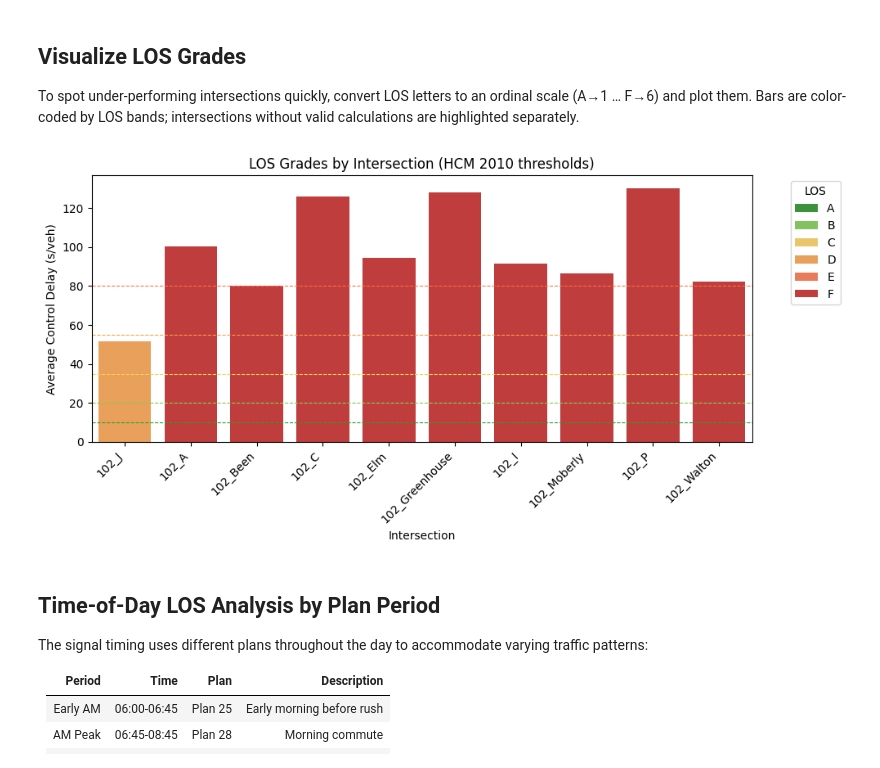
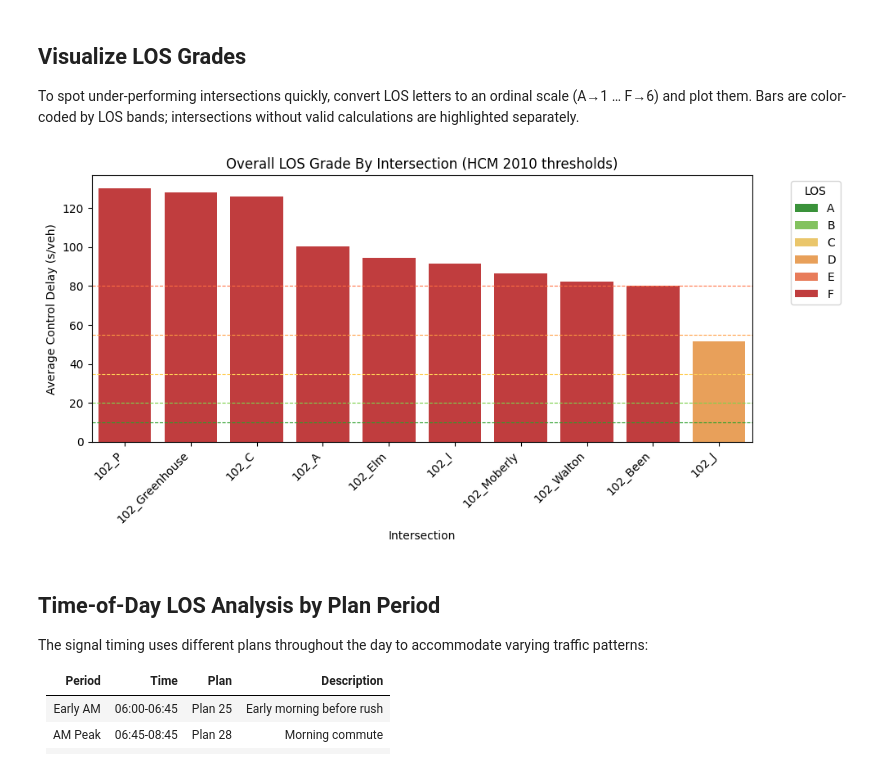
Before and after one commit to Brettberry07/COB-Traffic-Project, a Jupyter notebook: LOS_analysis.ipynb, the cells around one changed output. Saved outputs shown, nothing was run; the diff lists cells and outputs as text; code cells hidden in the pictures.

```diff
--- a/LOS_analysis.ipynb
+++ b/LOS_analysis.ipynb
@@ -1078,42 +1078,43 @@ def plot_los_barchart(los_table: pd.DataFrame) -> None:
     order = ["A", "B", "C", "D", "E", "F"]
     los_table = los_table.copy()
     los_table["LOS"] = pd.Categorical(los_table["LOS"], categories=order, ordered=True)
-    los_table = los_table.sort_values(["LOS", "intersection_id"])
+    # Sort by average delay descending (worst to best)
+    los_table = los_table.sort_values("average_delay_s", ascending=False)
 
     palette = {
         "A": "#2ca02c",
         "B": "#7fd34e",
         "C": "#ffcf56",
         "D": "#ff9f43",
         "E": "#ff7043",
         "F": "#d62728",
     }
     plt.figure(figsize=(10, 5))
     sns.barplot(
         data=los_table,
         x="intersection_id",
         y="average_delay_s",
         hue="LOS",
         palette=palette,
         dodge=False,
     )
     plt.axhline(10, color="#2ca02c", linestyle="--", linewidth=0.8)
     plt.axhline(20, color="#7fd34e", linestyle="--", linewidth=0.8)
     plt.axhline(35, color="#ffcf56", linestyle="--", linewidth=0.8)
     plt.axhline(55, color="#ff9f43", linestyle="--", linewidth=0.8)
     plt.axhline(80, color="#ff7043", linestyle="--", linewidth=0.8)
     plt.ylabel("Average Control Delay (s/veh)")
     plt.xlabel("Intersection")
-    plt.title("LOS Grades by Intersection (HCM 2010 thresholds)")
+    plt.title("Overall LOS Grade By Intersection (HCM 2010 thresholds)")
     plt.xticks(rotation=45, ha="right")
     plt.legend(title="LOS", bbox_to_anchor=(1.05, 1), loc="upper left")
     plt.tight_layout()
     plt.show()
 
 
 plot_los_barchart(los_df.dropna(subset=["LOS"]))
 # %% [output]
-[figure, old version]
+[figure, new version]
 # %% [markdown]
 ## Time-of-Day LOS Analysis by Plan Period
 The signal timing uses different plans throughout the day to accommodate varying traffic patterns:
```
Also changed, not shown: parts of 3 cells of this notebook, 15 other files.
